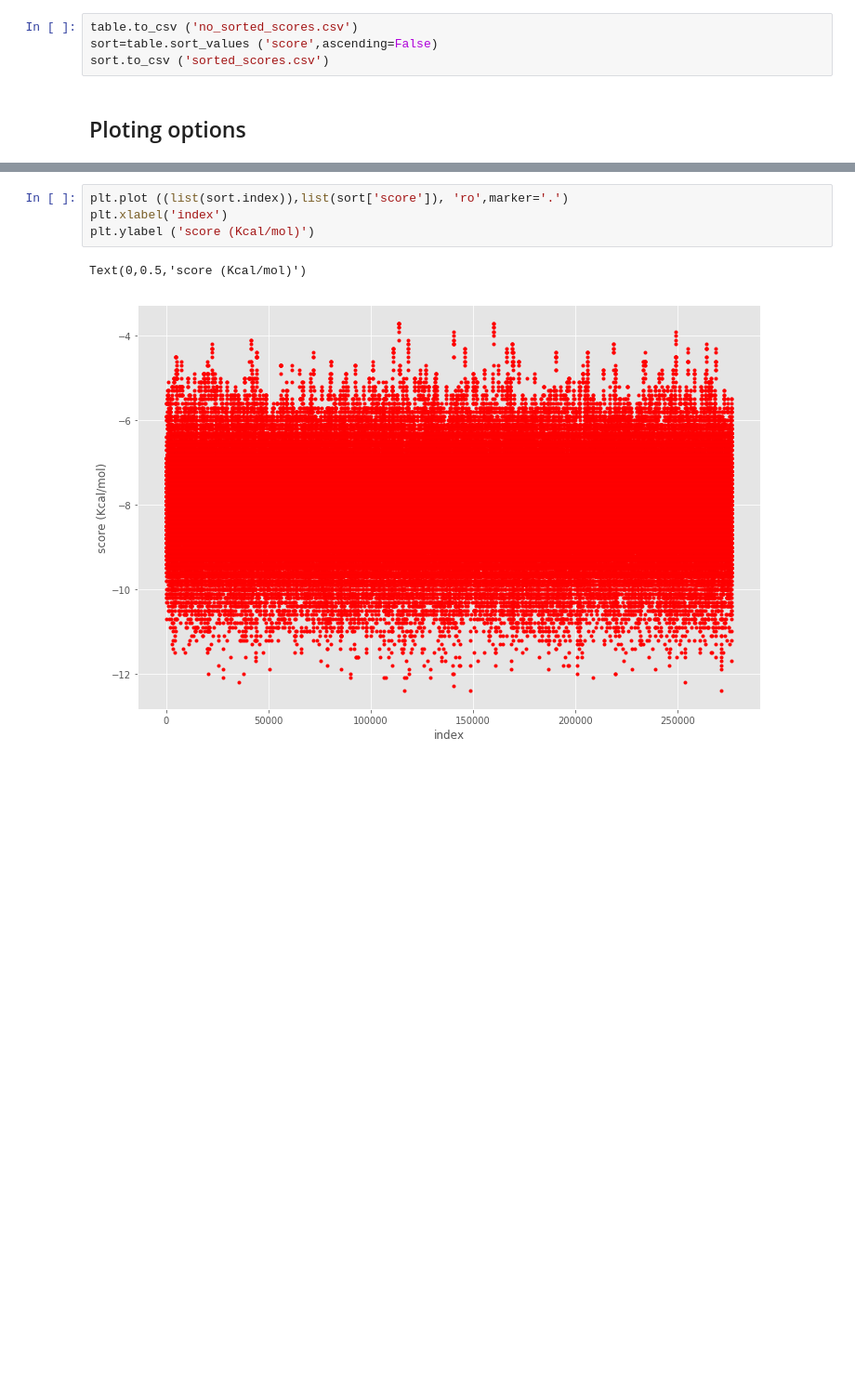
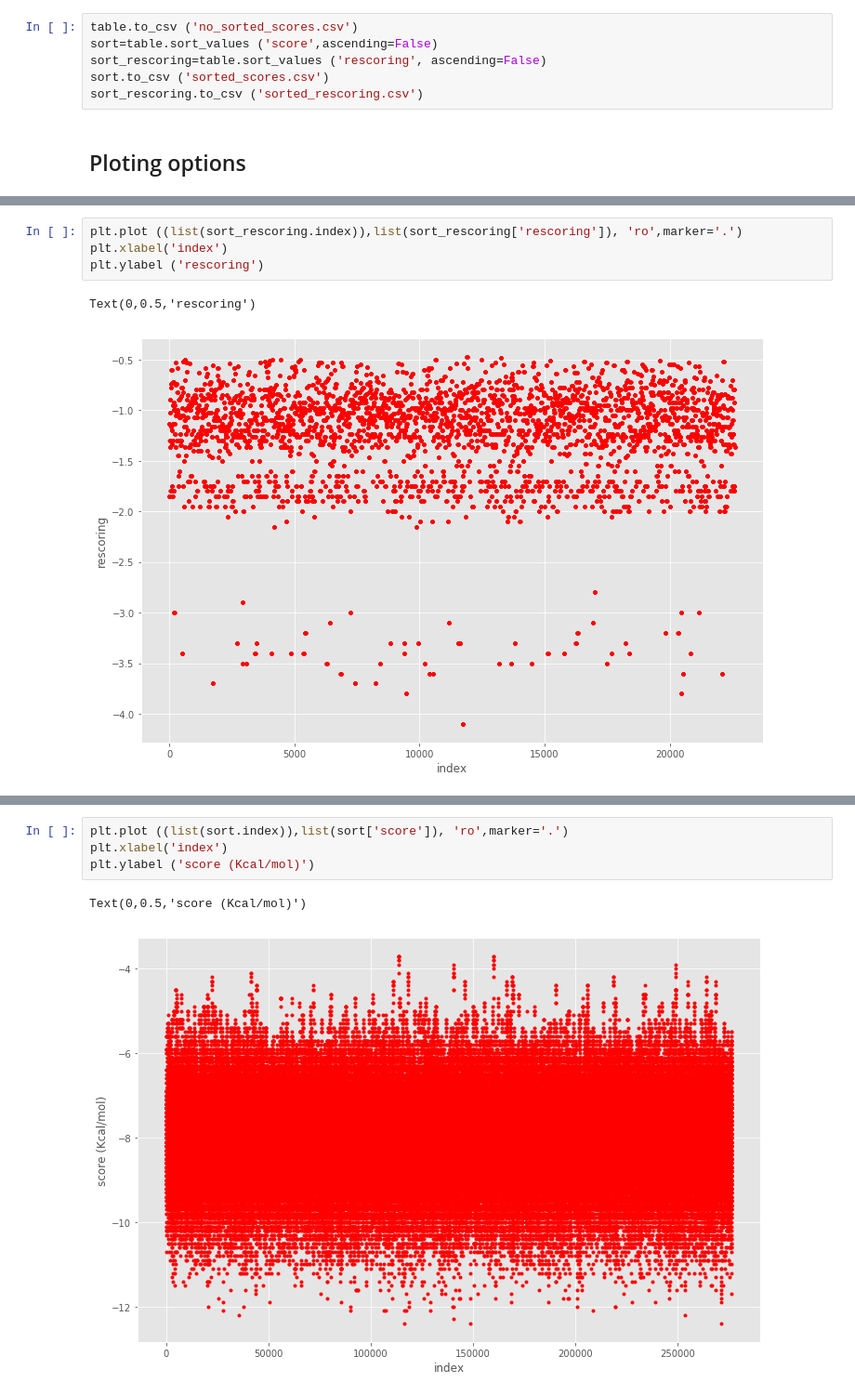
Before and after one commit to AngelRuizMoreno/Docking_analyzer_devel, a Jupyter notebook: Docking_analyzer/Notebooks/Docking_analizer_new_funtions.ipynb, the cells around one changed output, grey strips where cells are left out. Shown at 93% size. Saved outputs shown, nothing was run; the diff lists cells and outputs as text; blank space fills up the shorter version.

```diff
--- a/Docking_analyzer/Notebooks/Docking_analizer_new_funtions.ipynb
+++ b/Docking_analyzer/Notebooks/Docking_analizer_new_funtions.ipynb
@@ -97,7 +100,9 @@ table
 # %%
 table.to_csv ('no_sorted_scores.csv')
 sort=table.sort_values ('score',ascending=False)
+sort_rescoring=table.sort_values ('rescoring', ascending=False)
 sort.to_csv ('sorted_scores.csv')
+sort_rescoring.to_csv ('sorted_rescoring.csv')
 # %% [markdown]
 ## Ploting options
 # %%
@@ -109,0 +115,7 @@ Text(0,0.5,'score (Kcal/mol)')
+# %%
+plt.plot ((list(sort_rescoring.index)),list(sort_rescoring['rescoring']), 'ro',marker='.')
+plt.xlabel('index')
+plt.ylabel ('rescoring')
+# %% [output]
+Text(0,0.5,'rescoring')
+[figure, added]
```
Also changed, not shown: parts of 4 cells of this notebook.
